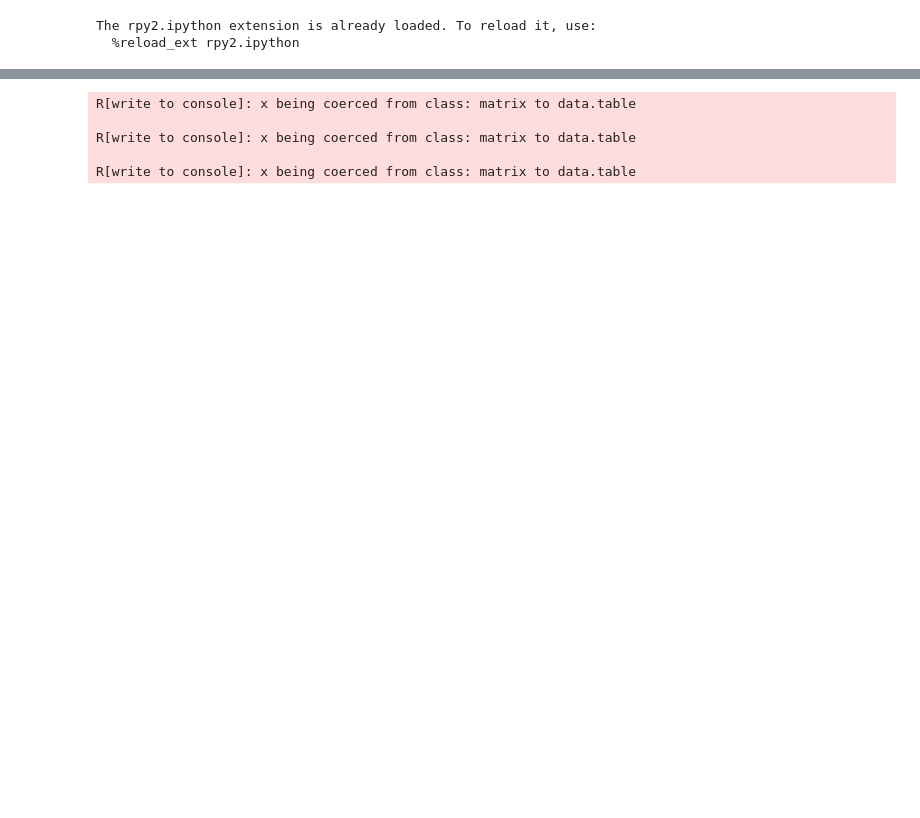
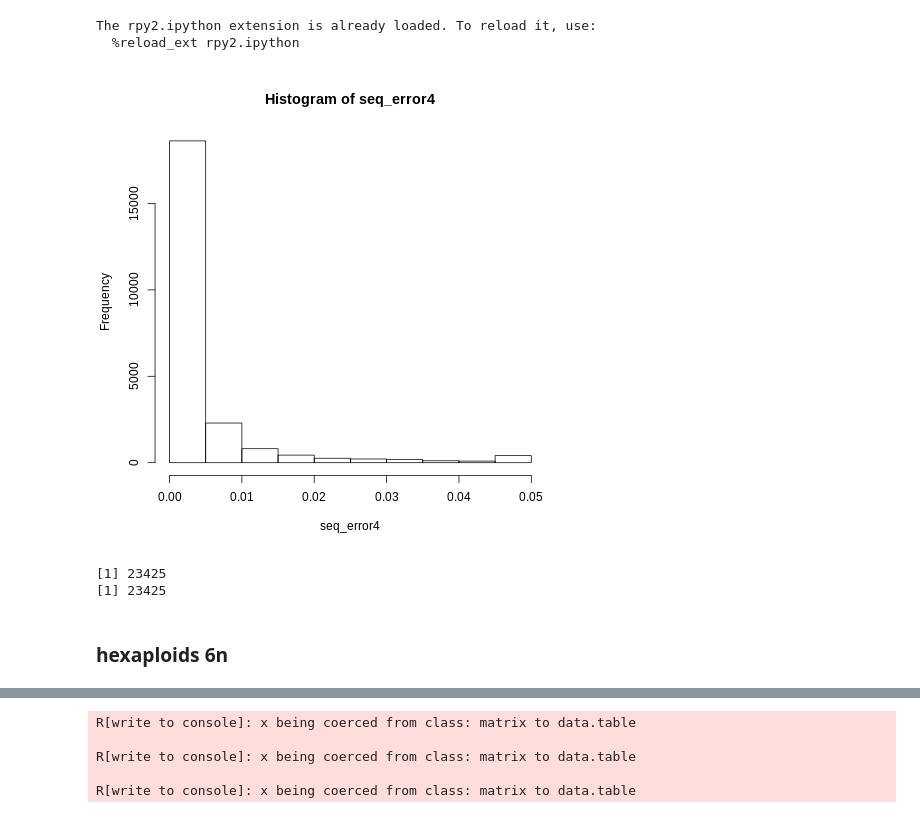
Before and after one commit to trevorfaske/CHDO_mixedploidy, a Jupyter notebook: ebg_CHDO.ipynb, the cells around one changed output, grey strips where cells are left out. Saved outputs shown, nothing was run; the diff lists cells and outputs as text; code cells hidden in the pictures; blank space fills up the shorter version.

Commit message:
update ebg and updog

```diff
--- a/ebg_CHDO.ipynb
+++ b/ebg_CHDO.ipynb
@@ -147,0 +193,9 @@ setwd('/data/gpfs/assoc/denovo/tfaske/sagebrush/SNPcall/ebg')
+# %%
+%%R
+updog4_out <- readRDS('updog4_out.RDS')
+# %%
+%%R
+seq_error4 <- updog4_out$snpdf$seq
+hist(seq_error4)
+# %% [output]
+[figure, added]
@@ -147,0 +206,7 @@ setwd('/data/gpfs/assoc/denovo/tfaske/sagebrush/SNPcall/ebg')
+# %%
+%%R
+print(length(updog4_snp))
+print(length(pos_ID))
+# %% [output]
+[1] 23425
+[1] 23425
@@ -147,0 +217,2 @@ setwd('/data/gpfs/assoc/denovo/tfaske/sagebrush/SNPcall/ebg')
+# %% [markdown]
+### hexaploids 6n
```
Also changed, not shown: parts of 69 cells of this notebook, 3 other files.
